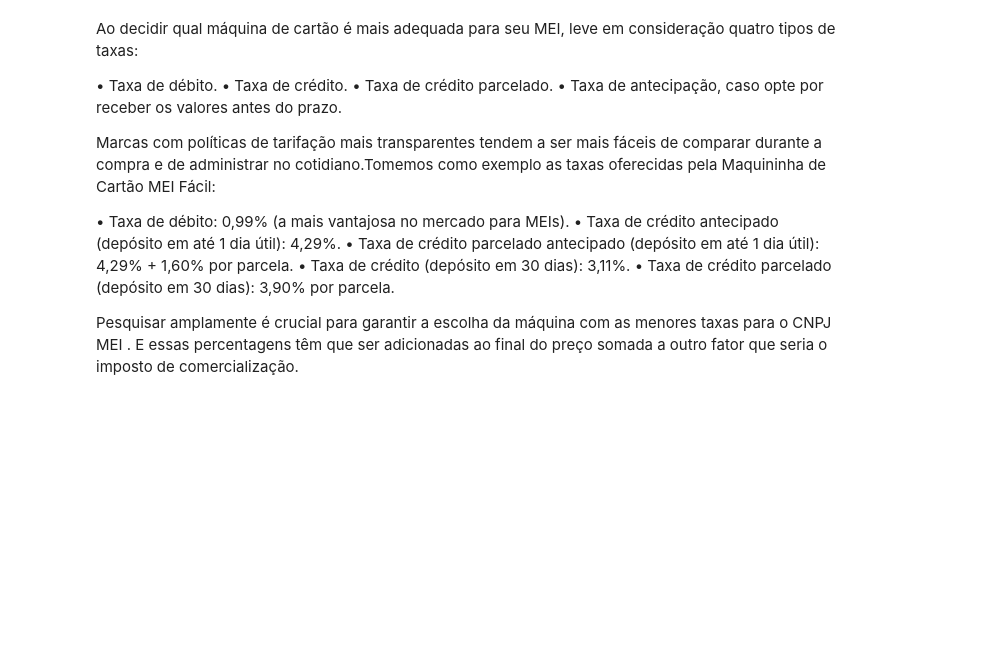
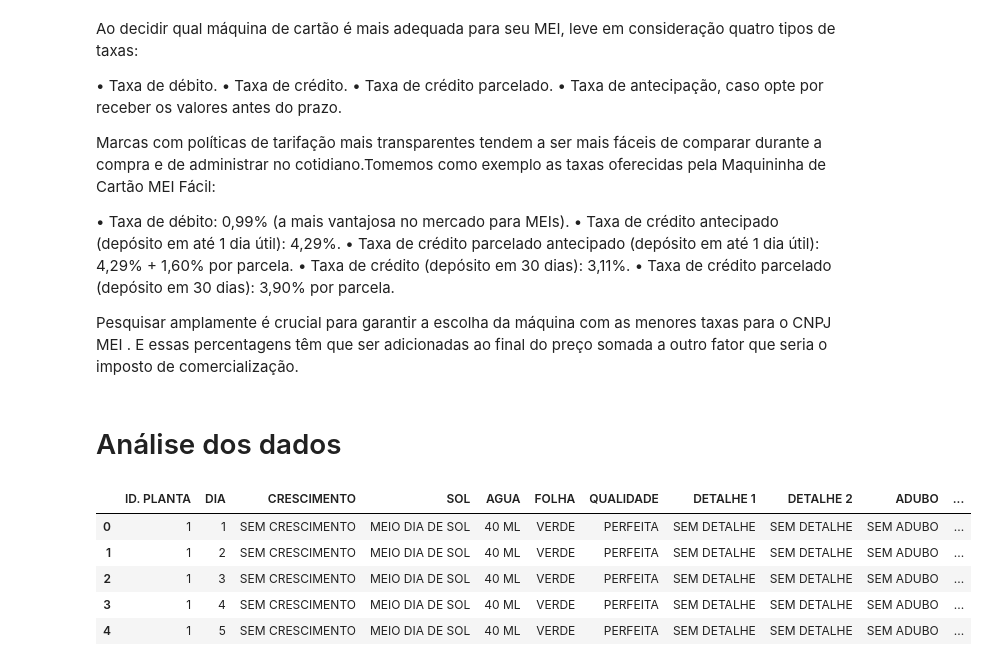
Before and after one commit to leaop/Graduation, a Jupyter notebook: 5 semestre/PIC/projeto.ipynb, the cells around one changed output. Cells and saved outputs as stored; diff of their text form; code cells hidden in the pictures; blank space fills up the shorter version.

```diff
--- a/5 semestre/PIC/projeto.ipynb
+++ b/5 semestre/PIC/projeto.ipynb
@@ -264,3 +262,5 @@ Marcas com políticas de tarifação mais transparentes tendem a ser mais fácei
 •	Taxa de crédito parcelado (depósito em 30 dias): 3,90% por parcela.
 
 Pesquisar amplamente é crucial para garantir a escolha da máquina com as menores taxas para o CNPJ MEI . E essas percentagens têm que ser adicionadas ao final do preço somada a outro fator que seria o imposto de comercialização.
+# %% [markdown]
+# Análise dos dados
@@ -266,0 +284,9 @@ Pesquisar amplamente é crucial para garantir a escolha da máquina com as menor
+# %%
+df.head()
+# %% [output]
+|  | ID. PLANTA | DIA | CRESCIMENTO | SOL | AGUA | FOLHA | QUALIDADE | DETALHE 1 | DETALHE 2 | ADUBO | ... |
+| 0 | 1 | 1 | SEM CRESCIMENTO | MEIO DIA DE SOL | 40 ML | VERDE | PERFEITA | SEM DETALHE | SEM DETALHE | SEM ADUBO | ... |
+| 1 | 1 | 2 | SEM CRESCIMENTO | MEIO DIA DE SOL | 40 ML | VERDE | PERFEITA | SEM DETALHE | SEM DETALHE | SEM ADUBO | ... |
+| 2 | 1 | 3 | SEM CRESCIMENTO | MEIO DIA DE SOL | 40 ML | VERDE | PERFEITA | SEM DETALHE | SEM DETALHE | SEM ADUBO | ... |
+| 3 | 1 | 4 | SEM CRESCIMENTO | MEIO DIA DE SOL | 40 ML | VERDE | PERFEITA | SEM DETALHE | SEM DETALHE | SEM ADUBO | ... |
+| 4 | 1 | 5 | SEM CRESCIMENTO | MEIO DIA DE SOL | 40 ML | VERDE | PERFEITA | SEM DETALHE | SEM DETALHE | SEM ADUBO | ... |
```
Also changed, not shown: parts of 17 cells of this notebook, 1 other file.
